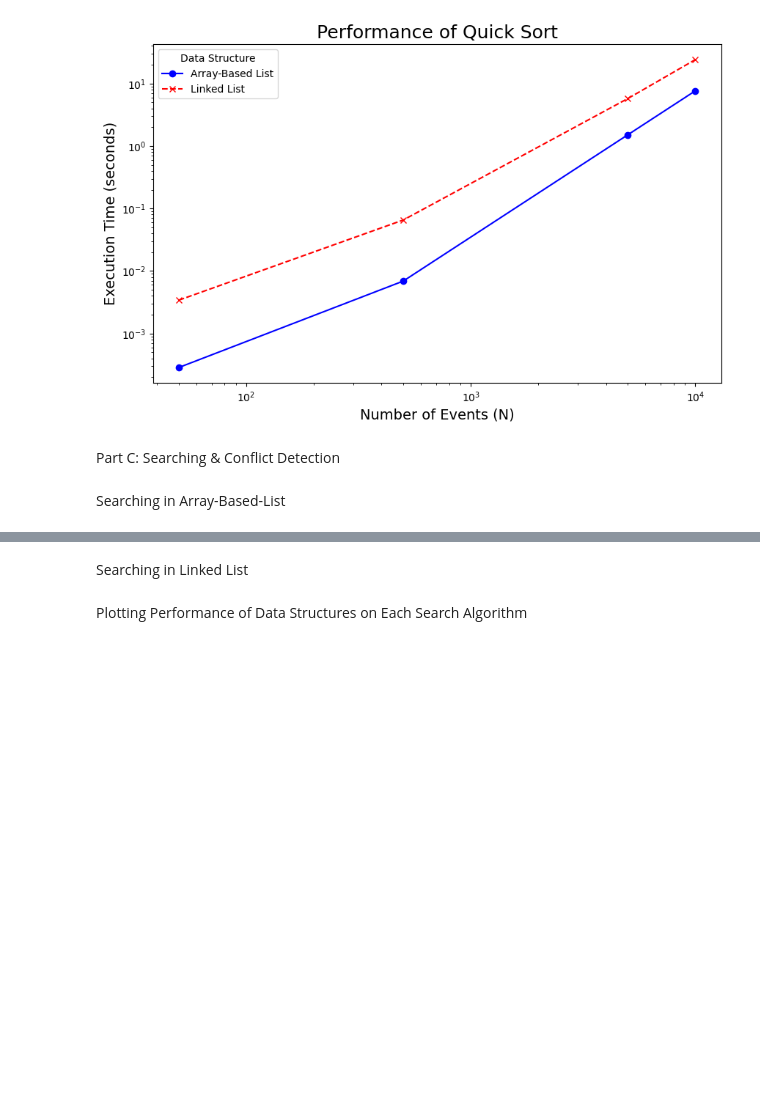
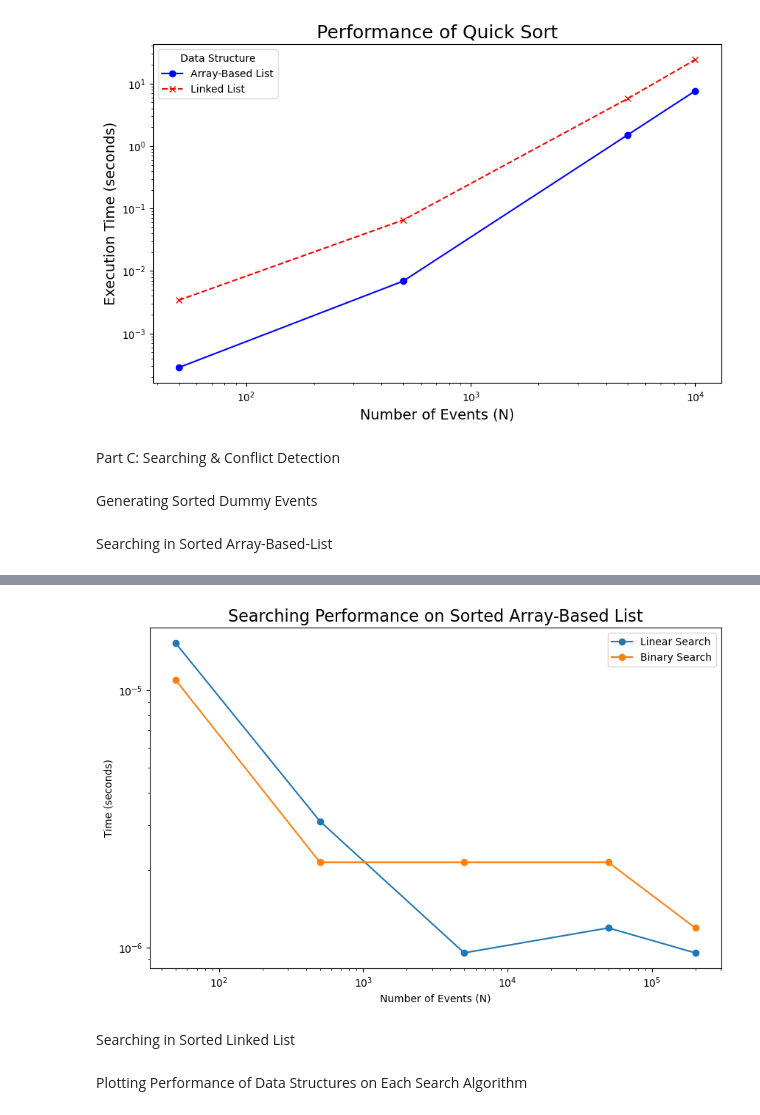
Before and after one commit to stephaniebie/event-scheduler, a Jupyter notebook: final_report.ipynb, the cells around one changed output, grey strips where cells are left out. Saved outputs shown, nothing was run; the diff lists cells and outputs as text; code cells hidden in the pictures; blank space fills up the shorter version.

```diff
--- a/final_report.ipynb
+++ b/final_report.ipynb
@@ -105,12 +119,11 @@ plt.show()
 # %% [markdown]
 Sorting Linked List
 # %%
-sizes = [50, 500, 5000, 10000]
 linked_list_results = {name: [] for name in sorts_to_test.keys()}
 
-for n in sizes:
+for n in size:
     print(f"\n--- Testing size: {n} ---")
-    event_data = generate_events(n)
+    event_data = datasets[n]
 
     for sort_name, sort_algo in sorts_to_test.items():
         # Create a new linked list for each test
@@ -130,7 +143,7 @@ for n in sizes:
 
 fig, ax = plt.subplots(figsize=(10, 6))
 for sort_name, timings in linked_list_results.items():
-    completed_sizes = sizes[:len(timings)]
+    completed_sizes = size[:len(timings)]
     ax.plot(completed_sizes, timings, marker='x', label=sort_name)
 
 ax.set_title('Sorting Performance on Linked List', fontsize=16)
@@ -204,7 +217,55 @@ for algo in algorithms_to_plot:
 [figure]
 # %% [markdown]
 Part C: Searching & Conflict Detection
+# %% [markdown]
+Generating Sorted Dummy Events
+# %%
+size = [50, 500, 5000, 50000, 200000]
+datasets = {}
+target_id = {}
+
+for n in size:
+    datasets[n] = generate_events(n, sort = True)
+    target_id[n] = n  #Last element will force both to perform worst-case scenario
 # %% [markdown]
-Searching in Array-Based-List
+Searching in Sorted Array-Based-List
 # %%
-#TODO
+searches_to_test = {
+    "Linear Search": SearchAlgorithm.LINEAR,
+    "Binary Search": SearchAlgorithm.BINARY
+}
+
+array_results = {name: [] for name in searches_to_test.keys()}
+
+for n in size:
+    print(f"\n--- Testing size: {n} ---")
+    event_data = datasets[n]
+    event_list = EventList()
+    for i, data in enumerate(event_data):
+        event = Event(**data)
+        event.id = i+1
+        event_list.insert(event)
+
+    for search_name, search_algo in searches_to_test.items():
+        start = time.time()
+        try:
+            search_data(event_list, target_id[n], algorithm=search_algo, attribute = '_id')
+            duration = time.time() - start
+            array_results[search_name].append(duration)
+            print(f"  {search_name} took {duration:.4f} seconds.")
+        except Exception as e:
+            print(f"  {search_name} failed or was too slow. Error: {e}")
+            break
+
+fig, ax = plt.subplots(figsize=(10, 6))
+for search_name, timings in array_results.items():
+    ax.plot(size, timings, marker='o', label=search_name)
+
+ax.set_title('Searching Performance on Sorted Array-Based List', fontsize=16)
+ax.set_xlabel('Number of Events (N)')
+ax.set_ylabel('Time (seconds)')
+ax.set_xscale('log')
+ax.set_yscale('log')
+ax.legend()
+plt.show()
+# %% [output]
@@ -211,5 +291,6 @@ Searching in Array-Based-List
+[figure, added]
 # %% [markdown]
-Searching in Linked List
+Searching in Sorted Linked List
 # %%
 #TODO
 # %% [markdown]
```
Also changed, not shown: parts of 8 cells of this notebook.
